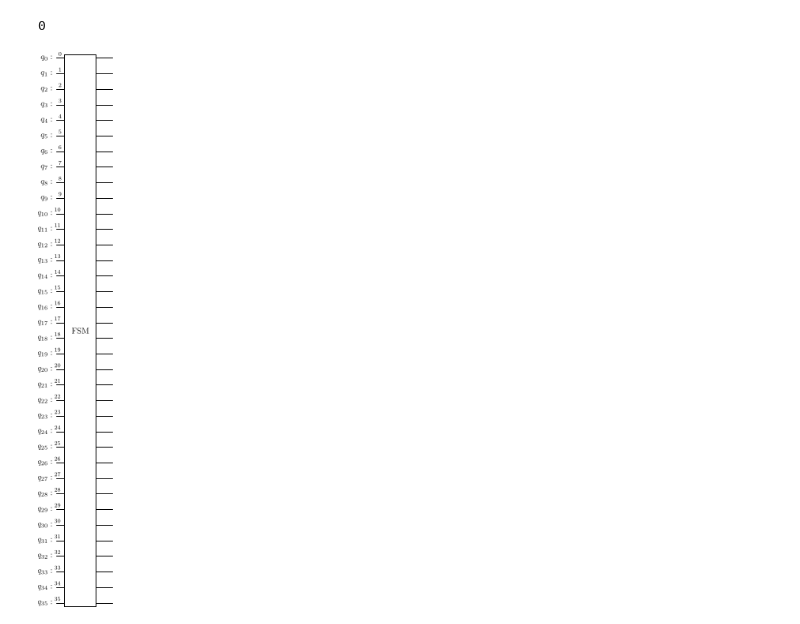
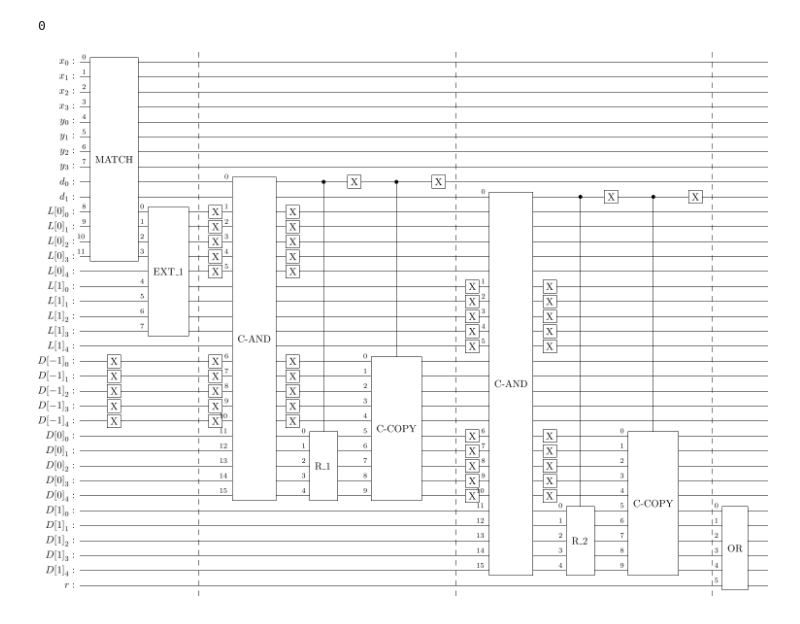
Before and after one commit to BoredDam/quantum-algorithms, a Jupyter notebook: Quantum-LCS/LCS-testing.ipynb, the cells around one changed output. Saved outputs shown, nothing was run; the diff lists cells and outputs as text; code cells hidden in the pictures.

Commit message:
feat: Fixed Substring Matching operator circuit

```diff
--- a/Quantum-LCS/LCS-testing.ipynb
+++ b/Quantum-LCS/LCS-testing.ipynb
@@ -258,41 +258,39 @@ def FSM(n):
 
     qD = []
     for i in range(d_len+1):
         qD.append(QuantumRegister(n+1, 'D['+str(i-1)+']'))
 
     qr = QuantumRegister(1, 'r')
     qc = QuantumCircuit(qx,qy,qd,*qL,*qD,qr)
 
     qc = qc.compose(match_operator(n), [*qx, *qy, *qL[0][:n]])
 
     for i in range(L_num-1):
         qc = qc.compose(extension_operator(n, i+1), [*qL[i][:n], *qL[i+1][:n]])
 
     qc.x(qD[0])
-    #qc.barrier()
+
+    qc.barrier()
 
 
     for i in range(d_len):
         qc.x(qL[i])
         qc.x(qD[i])
         qc = qc.compose(contr_bitwise_and_operator(n+1), [qd[i], *qL[i], *qD[i], *qD[i+1]])
         qc.x(qL[i])
         qc.x(qD[i])
         controlled_rot = quantum_rotation(n+1, 2**i).control(1)
         qc = qc.compose(controlled_rot, [qd[i], *qD[i+1]])
         qc.x(qd[i])
         controlled_copy = copy_operator(n+1).control(1)
         qc = qc.compose(controlled_copy, [qd[i],*qD[i], *qD[i+1]])
         qc.x(qd[i])
-        #qc.barrier()
+
+        qc.barrier()
 
     qc = qc.compose(or_operator(n+1), [*qD[d_len], qr])
-    return qc.to_gate(label='  FSM  ')
+    return qc
+
+FSM(4).draw('latex')
+# %% [output]
+[figure, added]
-# %%
-qc = QuantumCircuit(36)
-
-qc = qc.compose(FSM(4))
-
-qc.draw('latex', scale=0.5)
-# %% [output]
-[figure, removed]
```
